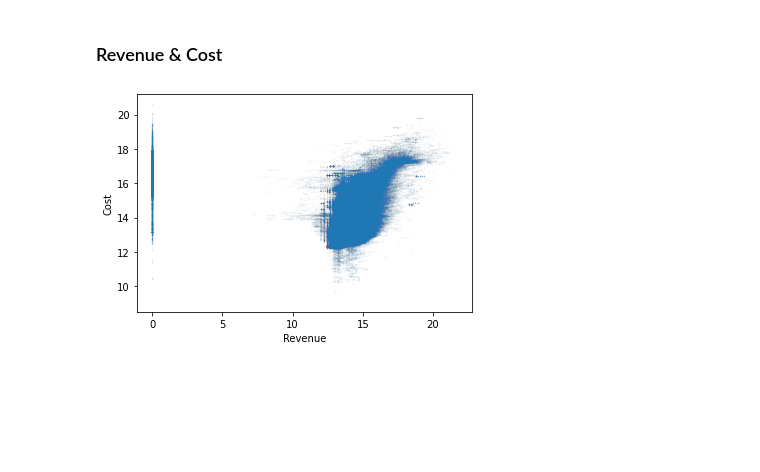
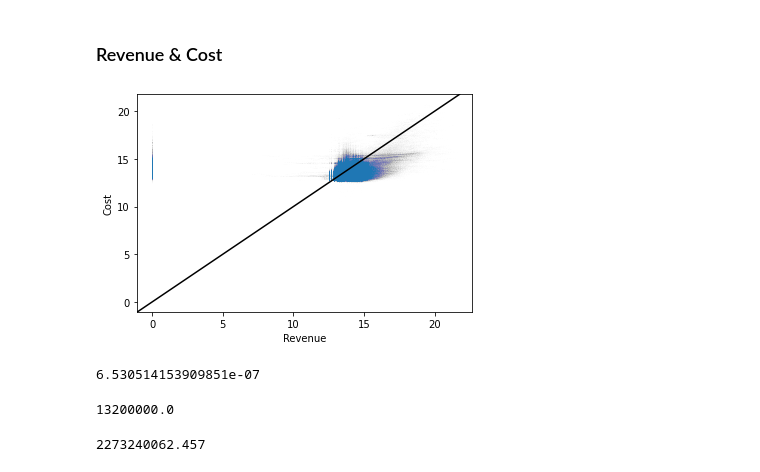
Before and after one commit to sdamerdji/dissertation, a Jupyter notebook: iv/fires iv.ipynb, the cells around one changed output. Cells and saved outputs as stored; diff of their text form; code cells hidden in the pictures; blank space fills up the shorter version.

```diff
--- a/iv/fires iv.ipynb
+++ b/iv/fires iv.ipynb
@@ -72,2 +141,2 @@ panel_df_pois = gpd.sjoin(panel_df, permits.to_crs(panel_df.crs), how='left', pr
 # %%
-panel_df_pois.Developed = panel_df_pois.index_right.notna()
+result.Developed = result.permit_number.notna()
@@ -92,2 +151,2 @@ Index(['geometry', 'number_of_floors_with_significant_damage',
 # %%
-panel_df_pois.crs
+fires.to_crs(result.crs, inplace=True)
@@ -106,5 +153,5 @@ Datum: World Geodetic System 1984 ensemble
 # %%
-panel_fires = gpd.sjoin(panel_df_pois,
+panel_fires = gpd.sjoin(result,
                         fires[['geometry',
                                'estimated_property_loss',
                                'incident_date']].rename(columns=
@@ -224,15 +217,30 @@ Name: Net_Units_Completed, dtype: float64
 # %%
 panel_fires['revenue'] = panel_fires['rent/sf'] * panel_fires['Envelope_1000'] * 1000
 # %%
-panel_fires['costs'] = (panel_fires['estimated_cost'] - panel_fires['fire_damage']
-                        + panel_fires['imputed_land_value'] + panel_fires['assessed_improvement_value'])
+panel_fires['costs'] = (panel_fires['construction_cost_est']
+                        + np.maximum(panel_fires['assessed_improvement_value'] - panel_fires['fire_damage'], 0)
+                        + panel_fires['imputed_land_value'])
 # %%
-plt.scatter(np.log1p(panel_fires['revenue']), np.log1p(panel_fires['costs']), alpha=.05, s=.1)
+f, ax = plt.subplots()
+plt.scatter(np.log1p(panel_fires['revenue']), np.log1p(panel_fires['costs']), alpha=.01, s=.01)
 plt.xlabel('Revenue')
 plt.ylabel('Cost')
+ax.axline((0, 0), slope=1, color='black')
 plt.show()
 # %% [output]
-[figure, old version]
+[figure, new version]
+# %%
+(panel_fires['costs'] < 50000).mean()
+# %% [output]
+6.530514153909851e-07
+# %%
+panel_fires['fire_damage'].max()
+# %% [output]
+13200000.0
+# %%
+panel_fires['revenue'].max()
+# %% [output]
+2273240062.457
 # %%
 plt.hist(np.log1p(panel_fires['revenue'] / panel_fires['costs']), bins=40)
 plt.xlim(0, 100)
```
Also changed, not shown: parts of 50 cells of this notebook, 2 other files.
